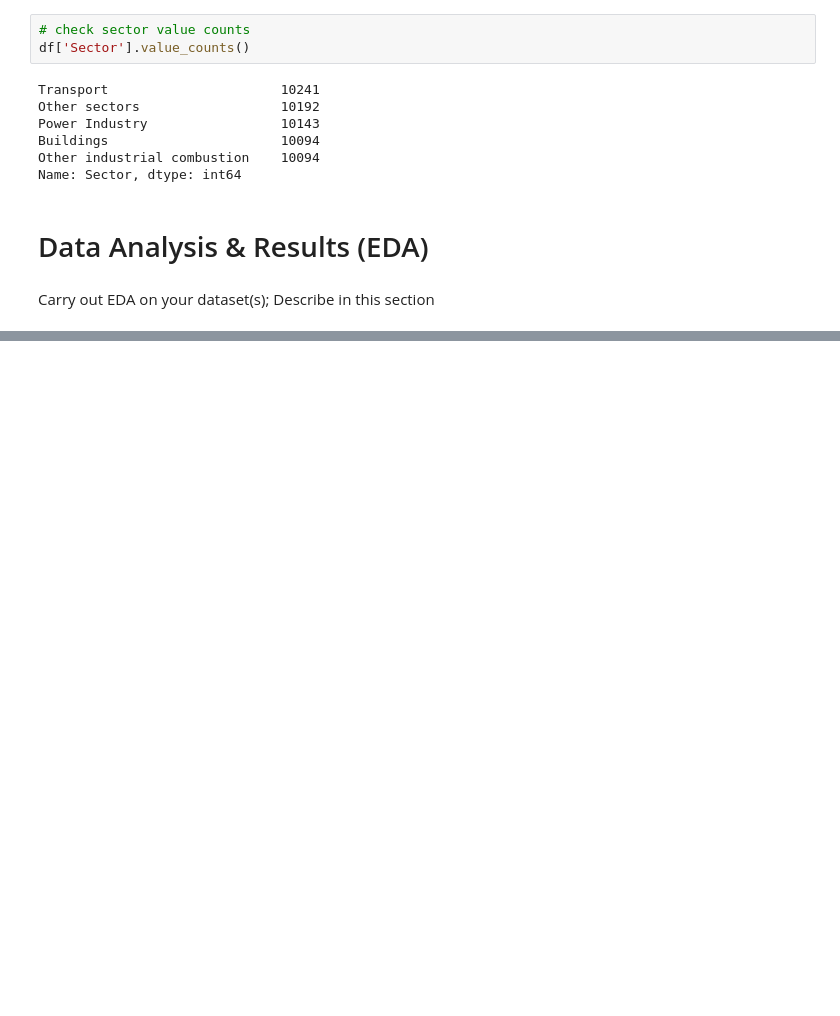
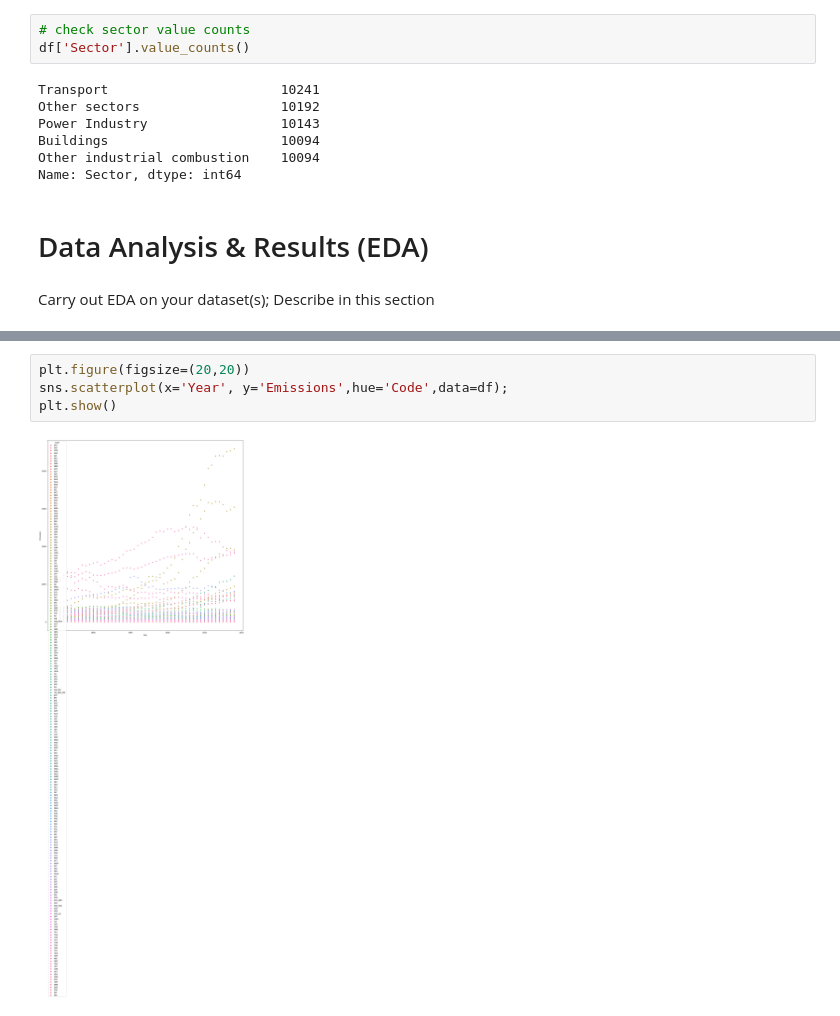
Before and after one commit to bborn3/Emissions_Project, a Jupyter notebook: EDACheckpoint_group015.ipynb, the cells around one changed output, grey strips where cells are left out. Drawn from its saved outputs; the diff is of its cells as text; blank space fills up the shorter version.

```diff
--- a/EDACheckpoint_group015.ipynb
+++ b/EDACheckpoint_group015.ipynb
@@ -142,0 +190,6 @@ Carry out EDA on your dataset(s); Describe in this section
+# %%
+plt.figure(figsize=(20,20))
+sns.scatterplot(x='Year', y='Emissions',hue='Code',data=df);
+plt.show()
+# %% [output]
+[figure, added]
```
Also changed, not shown: parts of 11 cells of this notebook.
